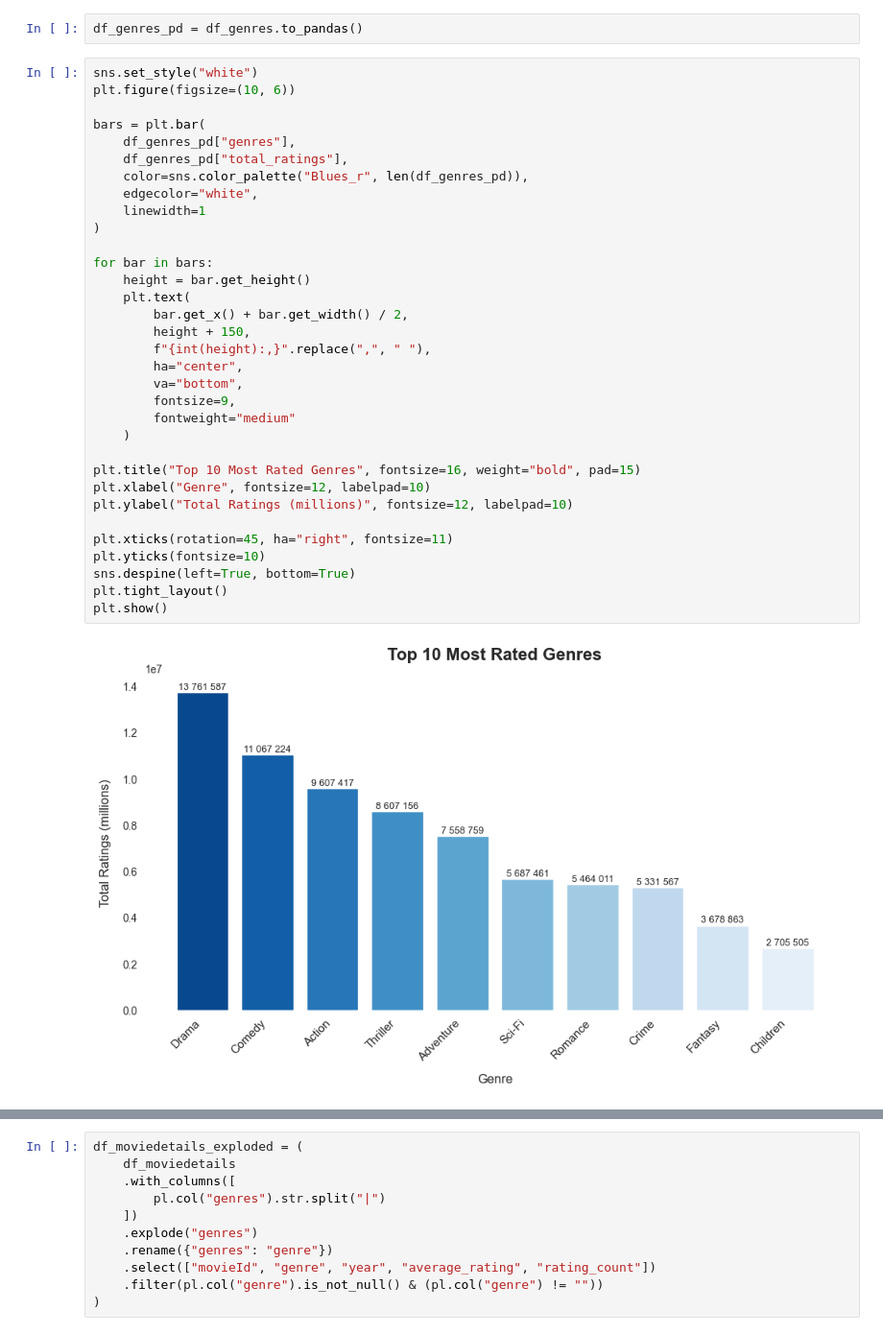
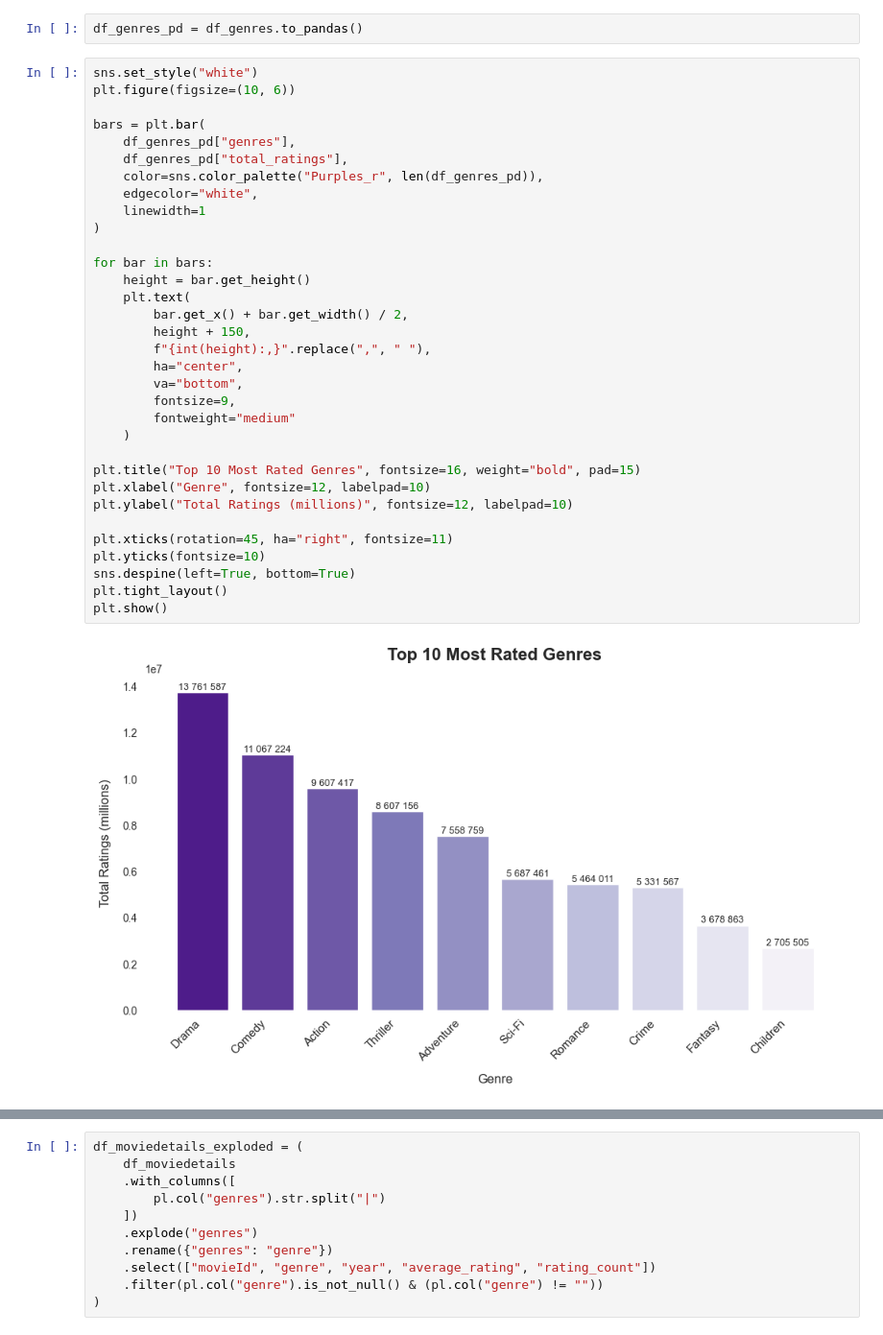
Before and after one commit to ritamaravilhamarques/BDF25_7, a Jupyter notebook: BDF25_7_data/big_data/ml-32m/Notebook_2.ipynb, the cells around one changed output, grey strips where cells are left out. Shown at 96% size. Saved outputs shown, nothing was run; the diff lists cells and outputs as text.

```diff
--- a/BDF25_7_data/big_data/ml-32m/Notebook_2.ipynb
+++ b/BDF25_7_data/big_data/ml-32m/Notebook_2.ipynb
@@ -792,33 +951,33 @@ plt.figure(figsize=(10, 6))
 
 bars = plt.bar(
     df_genres_pd["genres"],
     df_genres_pd["total_ratings"],
-    color=sns.color_palette("Blues_r", len(df_genres_pd)),
+    color=sns.color_palette("Purples_r", len(df_genres_pd)),
     edgecolor="white",
     linewidth=1
 )
 
 for bar in bars:
     height = bar.get_height()
     plt.text(
         bar.get_x() + bar.get_width() / 2,
         height + 150,
         f"{int(height):,}".replace(",", " "),
         ha="center",
         va="bottom",
         fontsize=9,
         fontweight="medium"
     )
 
 plt.title("Top 10 Most Rated Genres", fontsize=16, weight="bold", pad=15)
 plt.xlabel("Genre", fontsize=12, labelpad=10)
 plt.ylabel("Total Ratings (millions)", fontsize=12, labelpad=10)
 
 plt.xticks(rotation=45, ha="right", fontsize=11)
 plt.yticks(fontsize=10)
 sns.despine(left=True, bottom=True)
 plt.tight_layout()
 plt.show()
 # %% [output]
-[figure, old version]
+[figure, new version]
 # %% [markdown]
```
Also changed, not shown: parts of 64 cells of this notebook, 4 other files.
